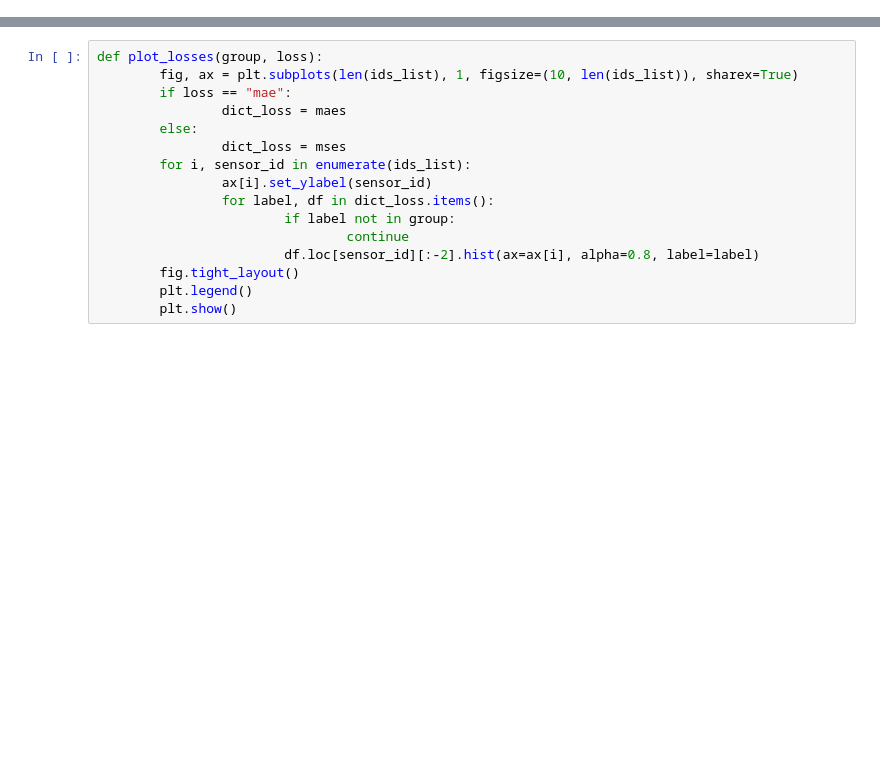
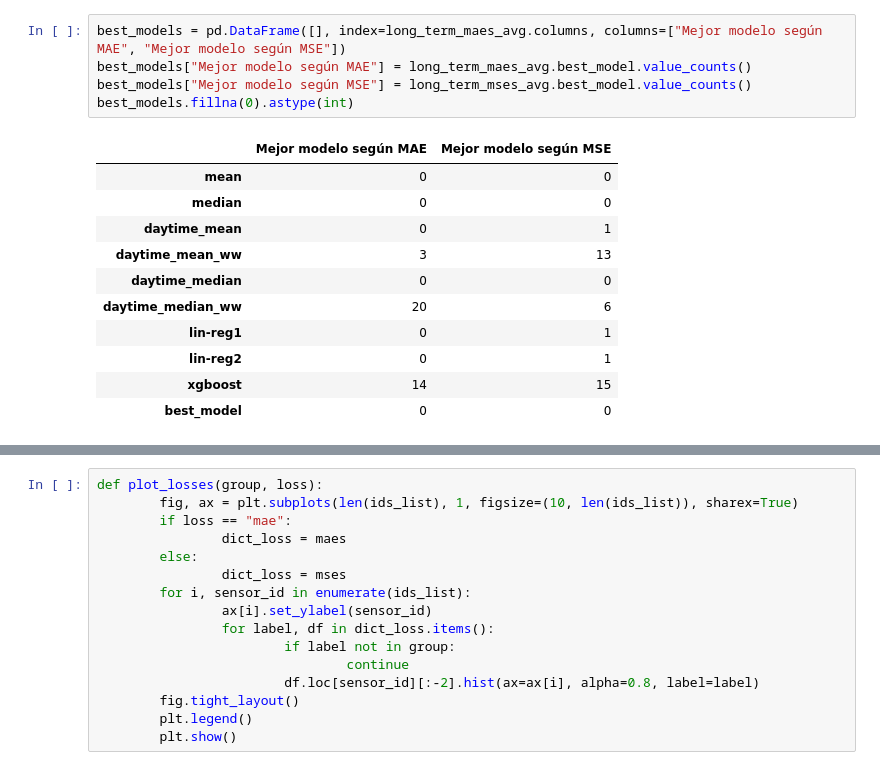
Before and after one commit to elena-sg/madrid-traffic, a Jupyter notebook: notebooks/14-analyse-results.ipynb, the cells around one changed output, grey strips where cells are left out. Cells and saved outputs as stored; diff of their text form; blank space fills up the shorter version.

```diff
--- a/notebooks/13-analyse-results.ipynb
+++ b/notebooks/14-analyse-results.ipynb
@@ -122,0 +101,17 @@ xgboost = ["XGBoost"]
+# %%
+best_models = pd.DataFrame([], index=long_term_maes_avg.columns, columns=["Mejor modelo según MAE", "Mejor modelo según MSE"])
+best_models["Mejor modelo según MAE"] = long_term_maes_avg.best_model.value_counts()
+best_models["Mejor modelo según MSE"] = long_term_mses_avg.best_model.value_counts()
+best_models.fillna(0).astype(int)
+# %% [output]
+|  | Mejor modelo según MAE | Mejor modelo según MSE |
+| mean | 0 | 0 |
+| median | 0 | 0 |
+| daytime_mean | 0 | 1 |
+| daytime_mean_ww | 3 | 13 |
+| daytime_median | 0 | 0 |
+| daytime_median_ww | 20 | 6 |
+| lin-reg1 | 0 | 1 |
+| lin-reg2 | 0 | 1 |
+| xgboost | 14 | 15 |
+| best_model | 0 | 0 |
```
Also changed, not shown: parts of 7 cells of this notebook, 14 other files.
